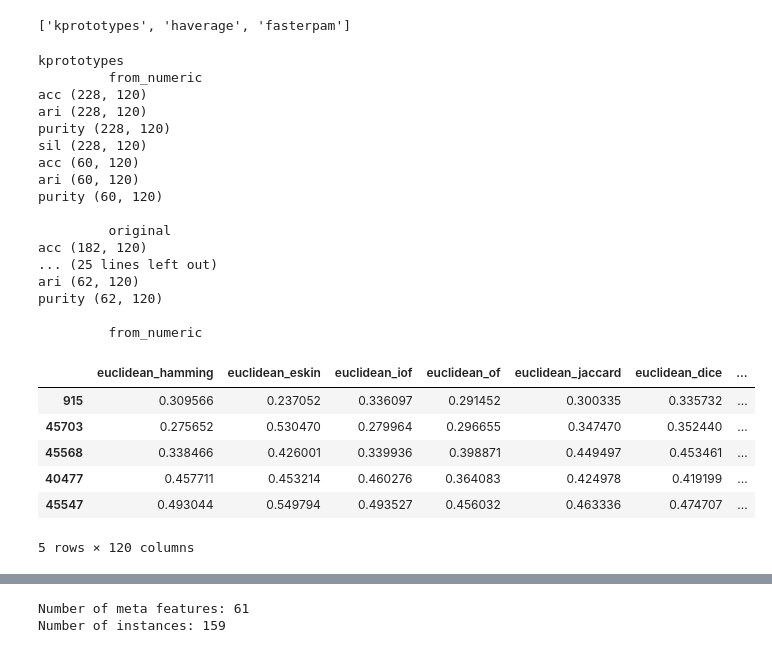
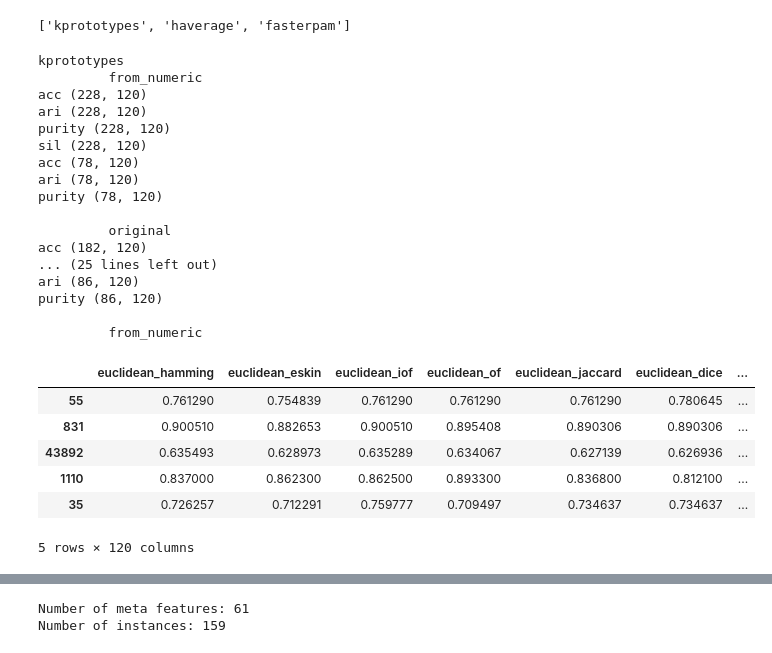
Before and after one commit to AbdoulayeDiop/simrec, a Jupyter notebook: testGA.ipynb, the cells around one changed output, grey strips where cells are left out. Cells and saved outputs as stored; diff of their text form; code cells hidden in the pictures.

```diff
--- a/testGA.ipynb
+++ b/testGA.ipynb
@@ -11,6 +16,6 @@ sys.path.append("meta_model")
 # %%
 benchmark_results = {}
-benchmark_results_dir = "meta_dataset_creation/data/benchmark_results/"
+benchmark_results_dir = "meta_dataset_creation/data/benchmark_results_prev/"
 clustering_algorithms = os.listdir(benchmark_results_dir)
 clustering_algorithms
 # %% [output]
@@ -56,7 +61,7 @@ for algorithm in clustering_algorithms:
 
             max_ = benchmark_results[algorithm][name]["acc"].max(axis=1)
             for eval_metric in ["acc", "ari", "purity"]:
-                benchmark_results[algorithm][name][eval_metric] = benchmark_results[algorithm][name][eval_metric][max_ >= 0.75]
+                benchmark_results[algorithm][name][eval_metric] = benchmark_results[algorithm][name][eval_metric][max_ >= 0.7]
                 print(eval_metric, benchmark_results[algorithm][name][eval_metric].shape)
             print()
 # %% [output]
@@ -66,28 +71,28 @@ acc (228, 120)
 ari (228, 120)
 purity (228, 120)
 sil (228, 120)
-acc (60, 120)
-ari (60, 120)
-purity (60, 120)
+acc (78, 120)
+ari (78, 120)
+purity (78, 120)
 
          original
 acc (182, 120)
 ... (25 lines left out)
-ari (62, 120)
-purity (62, 120)
+ari (86, 120)
+purity (86, 120)
 
          from_numeric
 # %%
 algorithm = 'kprototypes'
-eval_metric = 'sil'
+eval_metric = 'acc'
 benchmark_results[algorithm]["original"][eval_metric].head()
 # %% [output]
 |  | euclidean_hamming | euclidean_eskin | euclidean_iof | euclidean_of | euclidean_jaccard | euclidean_dice | ... |
-| 915 | 0.309566 | 0.237052 | 0.336097 | 0.291452 | 0.300335 | 0.335732 | ... |
-| 45703 | 0.275652 | 0.530470 | 0.279964 | 0.296655 | 0.347470 | 0.352440 | ... |
-| 45568 | 0.338466 | 0.426001 | 0.339936 | 0.398871 | 0.449497 | 0.453461 | ... |
-| 40477 | 0.457711 | 0.453214 | 0.460276 | 0.364083 | 0.424978 | 0.419199 | ... |
-| 45547 | 0.493044 | 0.549794 | 0.493527 | 0.456032 | 0.463336 | 0.474707 | ... |
+| 55 | 0.761290 | 0.754839 | 0.761290 | 0.761290 | 0.761290 | 0.780645 | ... |
+| 831 | 0.900510 | 0.882653 | 0.900510 | 0.895408 | 0.890306 | 0.890306 | ... |
+| 43892 | 0.635493 | 0.628973 | 0.635289 | 0.634067 | 0.627139 | 0.626936 | ... |
+| 1110 | 0.837000 | 0.862300 | 0.862500 | 0.893300 | 0.836800 | 0.812100 | ... |
+| 35 | 0.726257 | 0.712291 | 0.759777 | 0.709497 | 0.734637 | 0.734637 | ... |
 5 rows × 120 columns
 # %%
 benchmark_results[algorithm]["from_numeric"][eval_metric].head()
```
Also changed, not shown: parts of 19 cells of this notebook, 7 other files.
